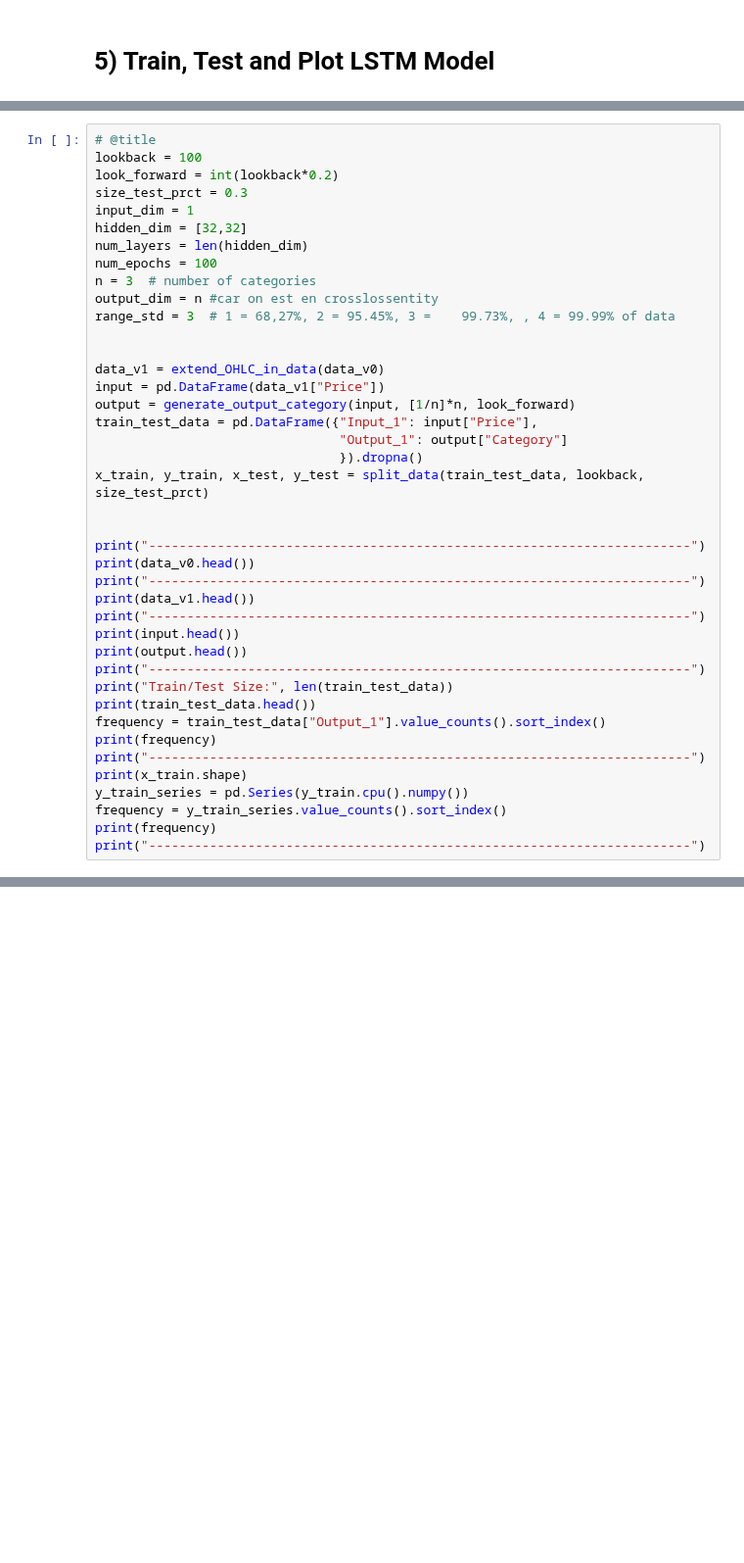
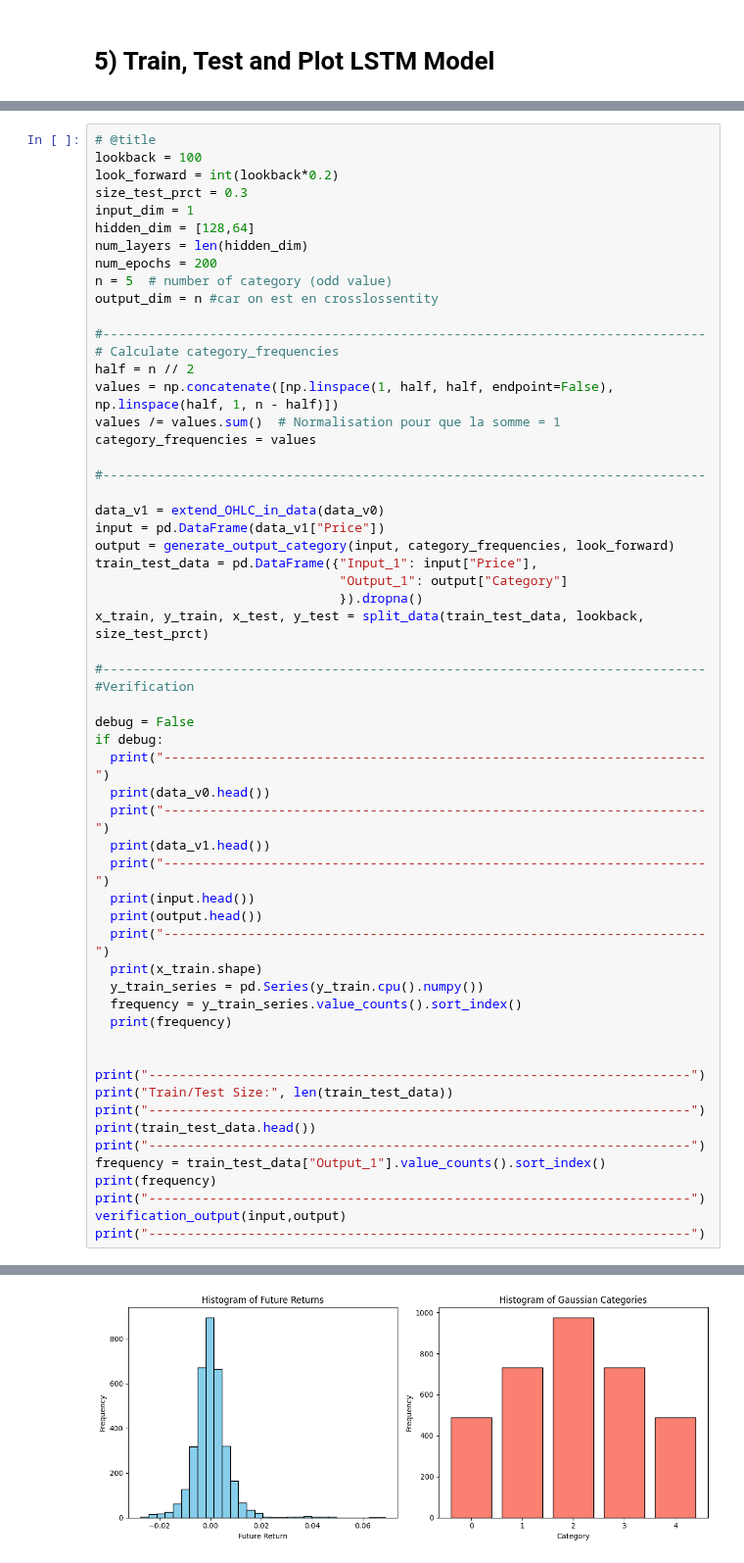
Before and after one commit to Nairlav/Finance, a Jupyter notebook: Projects/LSTM_Strategy.ipynb, the cells around one changed output, grey strips where cells are left out. Shown at 98% size. Cells and saved outputs as stored; diff of their text form; blank space fills up the shorter version.

```diff
--- a/Projects/LSTM_Strategy.ipynb
+++ b/Projects/LSTM_Strategy.ipynb
@@ -520,40 +525,57 @@ lookback = 100
 look_forward = int(lookback*0.2)
 size_test_prct = 0.3
 input_dim = 1
-hidden_dim = [32,32]
+hidden_dim = [128,64]
 num_layers = len(hidden_dim)
-num_epochs = 100
-n = 3  # number of categories
+num_epochs = 200
+n = 5  # number of category (odd value)
 output_dim = n #car on est en crosslossentity
-range_std = 3  # 1 = 68,27%, 2 = 95.45%, 3 =	99.73%, , 4 = 99.99% of data
 
+#-------------------------------------------------------------------------------
+# Calculate category_frequencies
+half = n // 2
+values = np.concatenate([np.linspace(1, half, half, endpoint=False), np.linspace(half, 1, n - half)])
+values /= values.sum()  # Normalisation pour que la somme = 1
+category_frequencies = values
+
+#-------------------------------------------------------------------------------
 
 data_v1 = extend_OHLC_in_data(data_v0)
 input = pd.DataFrame(data_v1["Price"])
-output = generate_output_category(input, [1/n]*n, look_forward)
+output = generate_output_category(input, category_frequencies, look_forward)
 train_test_data = pd.DataFrame({"Input_1": input["Price"],
                                 "Output_1": output["Category"]
                                 }).dropna()
 x_train, y_train, x_test, y_test = split_data(train_test_data, lookback, size_test_prct)
 
+#-------------------------------------------------------------------------------
+#Verification
+
+debug = False
+if debug:
+  print("-----------------------------------------------------------------------")
+  print(data_v0.head())
+  print("-----------------------------------------------------------------------")
+  print(data_v1.head())
+  print("-----------------------------------------------------------------------")
+  print(input.head())
+  print(output.head())
+  print("-----------------------------------------------------------------------")
+  print(x_train.shape)
+  y_train_series = pd.Series(y_train.cpu().numpy())
+  frequency = y_train_series.value_counts().sort_index()
+  print(frequency)
+
 
 print("-----------------------------------------------------------------------")
-print(data_v0.head())
+print("Train/Test Size:", len(train_test_data))
 print("-----------------------------------------------------------------------")
-print(data_v1.head())
+print(train_test_data.head())
 print("-----------------------------------------------------------------------")
-print(input.head())
-print(output.head())
-print("-----------------------------------------------------------------------")
-print("Train/Test Size:", len(train_test_data))
-print(train_test_data.head())
 frequency = train_test_data["Output_1"].value_counts().sort_index()
 print(frequency)
 print("-----------------------------------------------------------------------")
-print(x_train.shape)
-y_train_series = pd.Series(y_train.cpu().numpy())
-frequency = y_train_series.value_counts().sort_index()
-print(frequency)
+verification_output(input,output)
 print("-----------------------------------------------------------------------")
 # %% [output]
 -----------------------------------------------------------------------
@@ -574,2 +598,3 @@ Datetime
 Name: count, dtype: int64
 -----------------------------------------------------------------------
+[figure, added]
```
Also changed, not shown: parts of 11 cells of this notebook.
